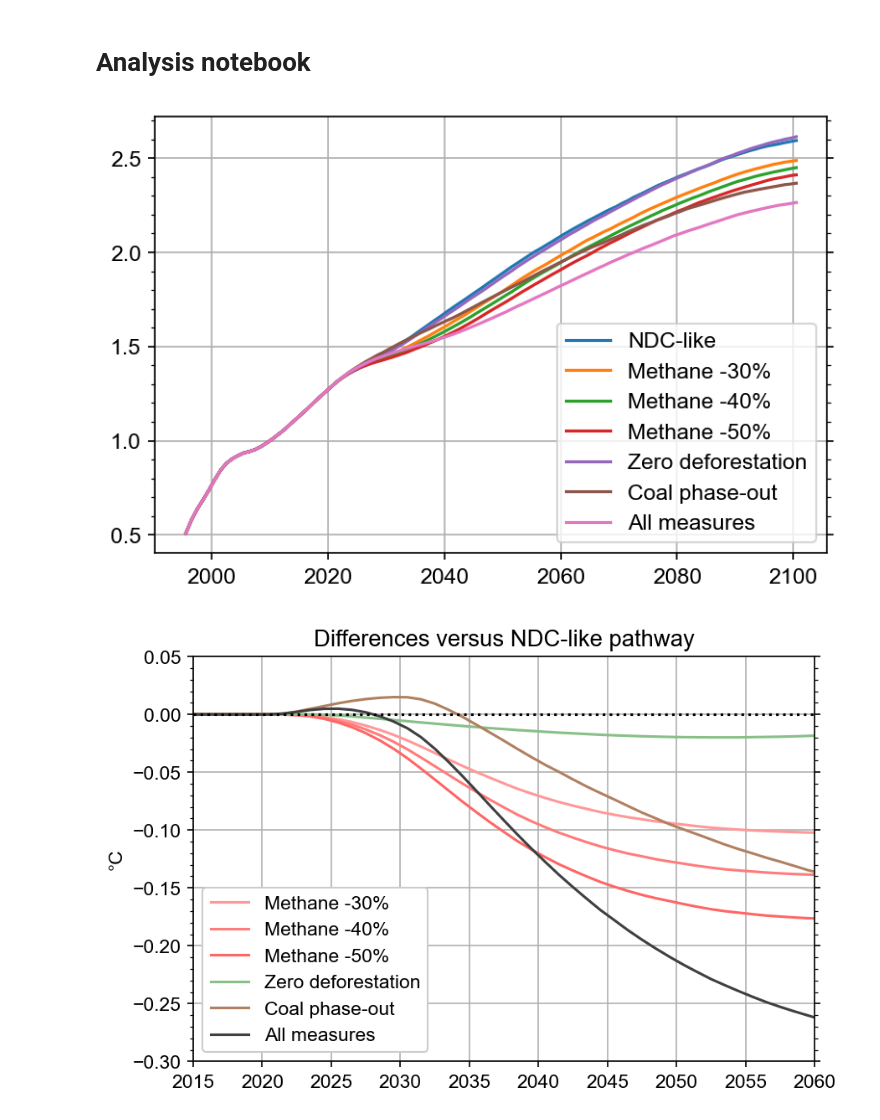
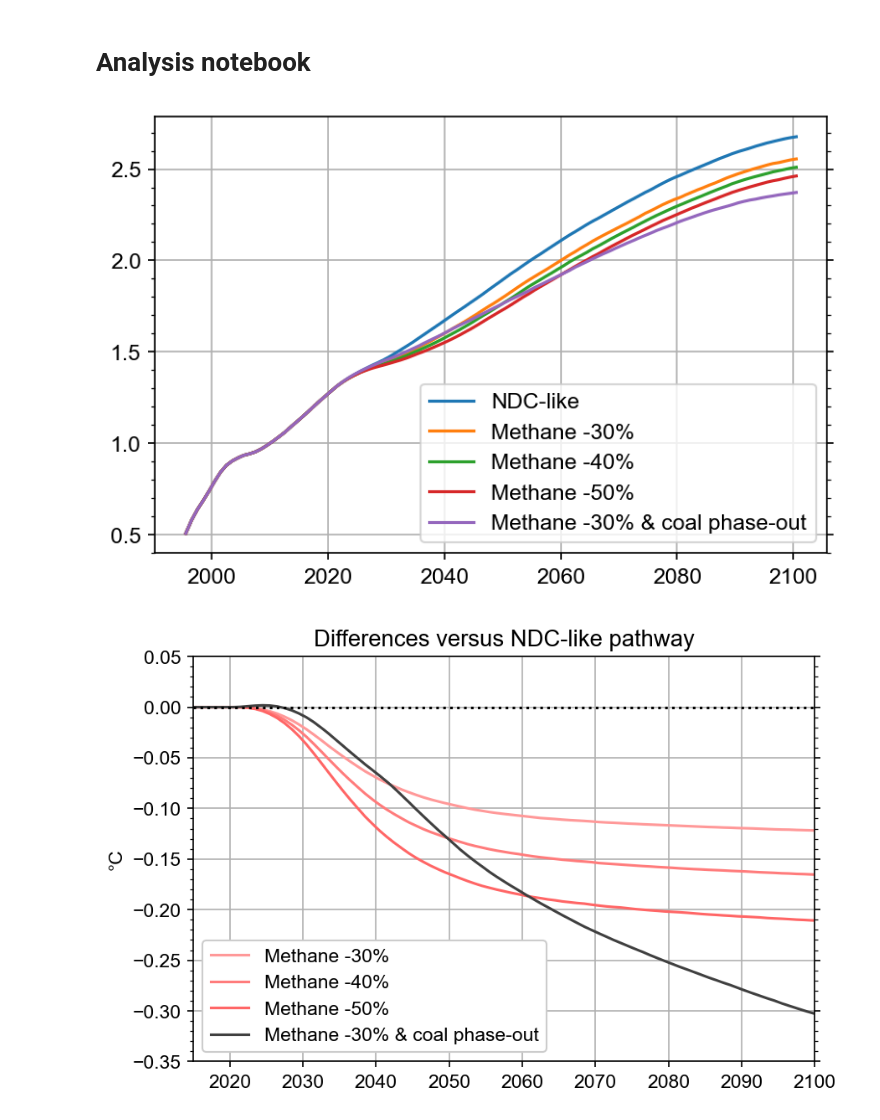
Before and after one commit to chrisroadmap/cop26-pathways, a Jupyter notebook: notebooks/4_analyse-output.ipynb, the cells around one changed output. Saved outputs shown, nothing was run; the diff lists cells and outputs as text; code cells hidden in the pictures.

```diff
--- a/notebooks/4_analyse-output.ipynb
+++ b/notebooks/4_analyse-output.ipynb
@@ -7,9 +7,7 @@ import numpy as np
 import pandas as pd
 import matplotlib.pyplot as pl
 # %%
-scenarios = ["ssp245", "ch4_30", "ch4_40", "ch4_50", "ch4_100", "co2afolu_0", "coal-phase-out", "all"]
-scenarios_original = [scen for scen in scenarios if scen!="ch4_100"]
-scenarios_nodeforest = [scen for scen in scenarios if scen not in ["ch4_100", "co2afolu_0"]]
+scenarios = ["ssp245_constant-2020-ch4", "ch4_30", "ch4_40", "ch4_50", "coal-phase-out"]
 temperature = {}
 mkdir_p('../figures/')
 # %%
@@ -30,55 +28,50 @@ for scenario in scenarios:
     temperature[scenario] = pd.read_csv('../data_output/fair_temperatures/{}.csv'.format(scenario), index_col='year')
 # %%
 longnames = {
-    'ssp245': 'NDC-like',
+    'ssp245_constant-2020-ch4': 'NDC-like',
     'ch4_30': 'Methane -30%',
     'ch4_40': 'Methane -40%',
     'ch4_50': 'Methane -50%',
-    'ch4_100': 'Methane -100%',
-    'co2afolu_0': 'Zero deforestation',
-    'coal-phase-out': 'Coal phase-out',
-    'all': 'All measures'
+    'coal-phase-out': 'Methane -30% & coal phase-out',
 }
 
 colors = {
-    'ssp245': '#b0b0b0',
+    'ssp245_constant-2020-ch4': '#b0b0b0',
     'ch4_30': '#ff9999',
     'ch4_40': '#ff7c7c',
     'ch4_50': '#ff6666',
-    'co2afolu_0': '#88c088',
-    'coal-phase-out': '#b08060',
-    'all': '#404040'
+    'coal-phase-out': '#404040',
 }
 # %%
-for scenario in scenarios_original:
+for scenario in scenarios:
     pl.plot(np.arange(1995.5,2101), np.percentile(temperature[scenario], 50, axis=1), label=longnames[scenario])
 #pl.xlim(2015, 2050)
 #pl.ylim(1.1, 1.9)
 pl.legend()
 pl.grid()
 # %% [output]
-[figure, old version]
+[figure, new version]
 # %%
-for scenario in scenarios_original[1:]:
+for scenario in scenarios[1:]:
     pl.plot(
         np.arange(1995.5,2101),
-        np.percentile(temperature[scenario]-temperature['ssp245'], 50, axis=1),
+        np.percentile(temperature[scenario]-temperature['ssp245_constant-2020-ch4'], 50, axis=1),
         label=longnames[scenario],
         color=colors[scenario],
     )
 
 pl.legend(framealpha=1)
 pl.grid()
 pl.title('Differences versus NDC-like pathway')
 pl.ylabel('°C')
 pl.tight_layout()
-pl.xlim(2015, 2060)
-pl.ylim(-0.3,+0.05)
+pl.xlim(2015, 2100)
+pl.ylim(-0.35,+0.05)
 pl.axhline(0, ls=':', color='k')
 pl.savefig('../figures/difference-versus-ssp245.png')
 pl.savefig('../figures/difference-versus-ssp245.pdf')
 # %% [output]
-[figure, old version]
+[figure, new version]
 # %%
 for scenario in scenarios:
     pl.plot(np.arange(1995.5,2101), np.percentile(temperature[scenario], 50, axis=1), label=longnames[scenario])
```
Also changed, not shown: parts of 4 cells of this notebook, 32 other files.
